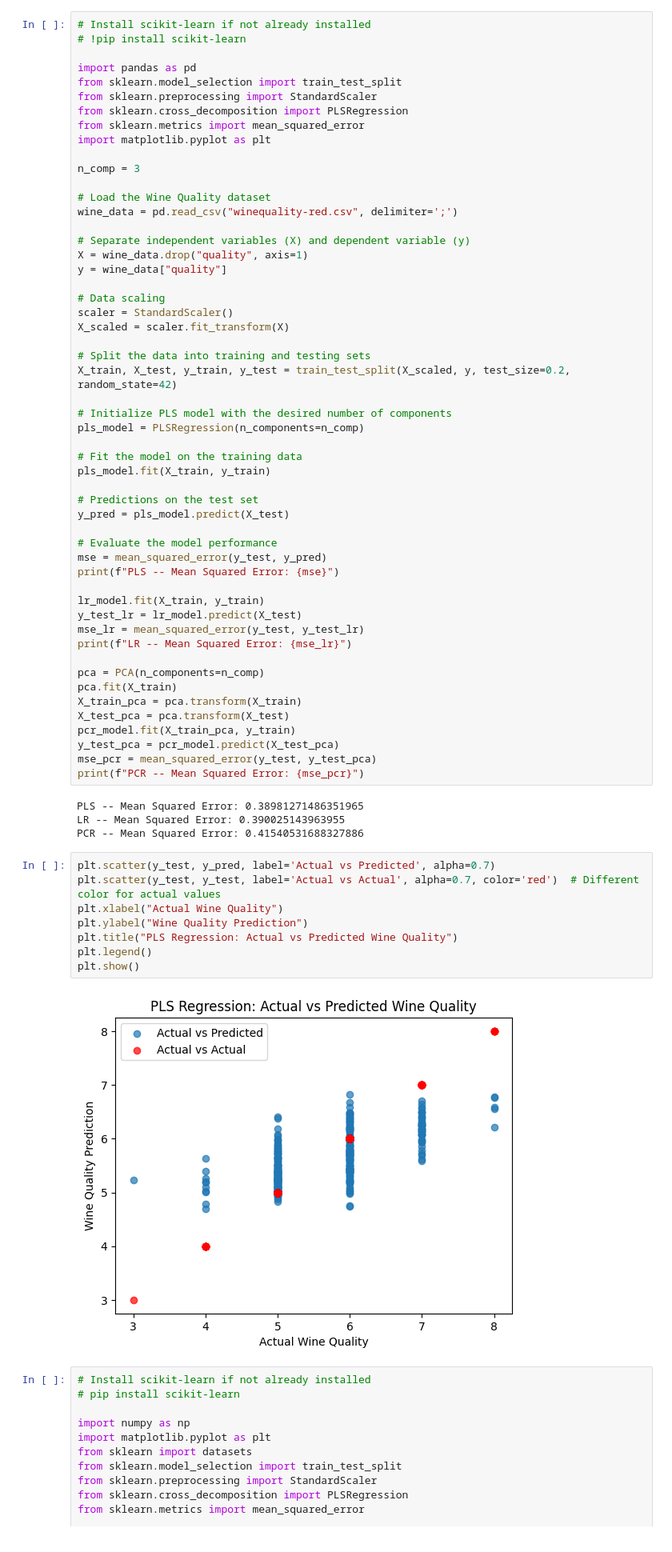
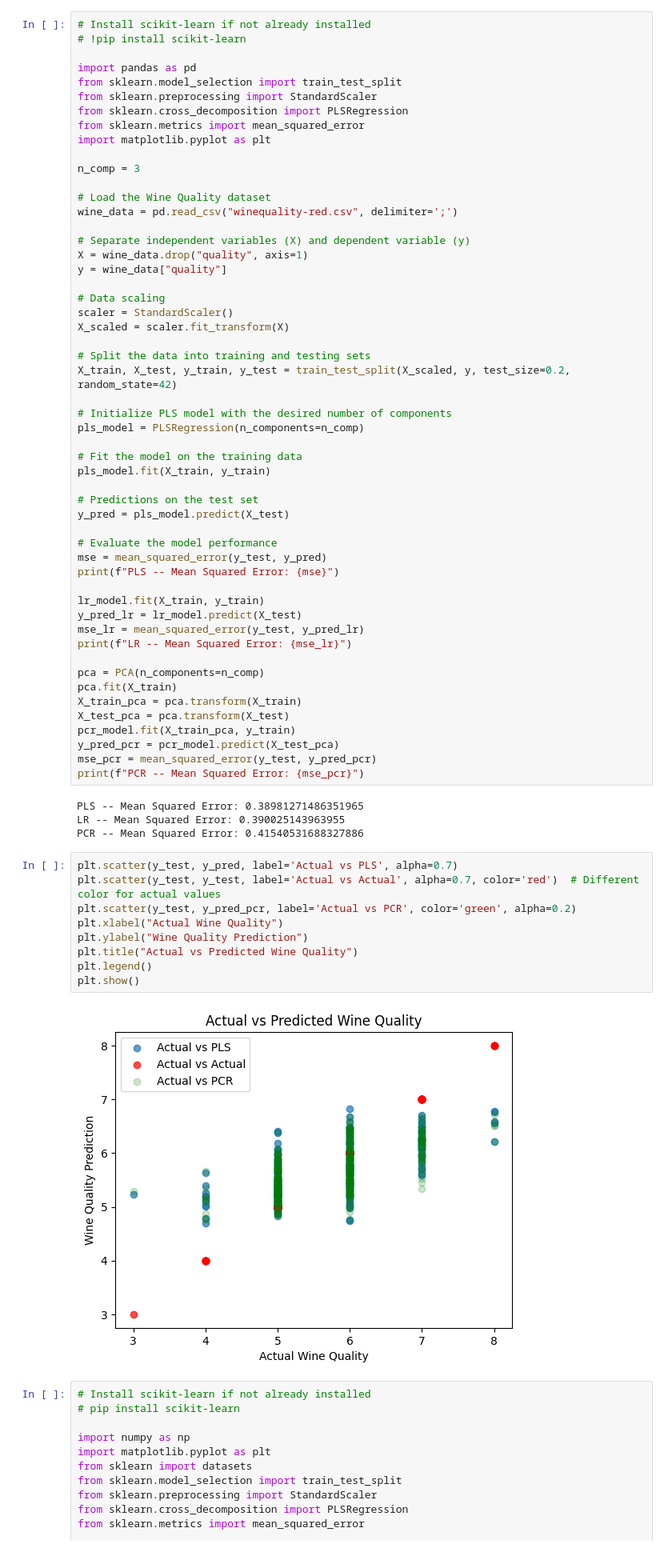
Before and after one commit to saigopinatheluri/GenAI, a Jupyter notebook: 2. Linear Regression/PLSRegression.ipynb, the cells around one changed output. Shown at 80% size. Drawn from its saved outputs; the diff is of its cells as text.

```diff
--- a/2. Linear Regression/PLSRegression.ipynb
+++ b/2. Linear Regression/PLSRegression.ipynb
@@ -154,8 +154,8 @@ mse = mean_squared_error(y_test, y_pred)
 print(f"PLS -- Mean Squared Error: {mse}")
 
 lr_model.fit(X_train, y_train)
-y_test_lr = lr_model.predict(X_test)
-mse_lr = mean_squared_error(y_test, y_test_lr)
+y_pred_lr = lr_model.predict(X_test)
+mse_lr = mean_squared_error(y_test, y_pred_lr)
 print(f"LR -- Mean Squared Error: {mse_lr}")
 
 pca = PCA(n_components=n_comp)
@@ -163,23 +163,24 @@ pca.fit(X_train)
 X_train_pca = pca.transform(X_train)
 X_test_pca = pca.transform(X_test)
 pcr_model.fit(X_train_pca, y_train)
-y_test_pca = pcr_model.predict(X_test_pca)
-mse_pcr = mean_squared_error(y_test, y_test_pca)
+y_pred_pcr = pcr_model.predict(X_test_pca)
+mse_pcr = mean_squared_error(y_test, y_pred_pcr)
 print(f"PCR -- Mean Squared Error: {mse_pcr}")
 # %% [output]
 PLS -- Mean Squared Error: 0.38981271486351965
 LR -- Mean Squared Error: 0.390025143963955
 PCR -- Mean Squared Error: 0.41540531688327886
 # %%
-plt.scatter(y_test, y_pred, label='Actual vs Predicted', alpha=0.7)
+plt.scatter(y_test, y_pred, label='Actual vs PLS', alpha=0.7)
 plt.scatter(y_test, y_test, label='Actual vs Actual', alpha=0.7, color='red')  # Different color for actual values
+plt.scatter(y_test, y_pred_pcr, label='Actual vs PCR', color='green', alpha=0.2)
 plt.xlabel("Actual Wine Quality")
 plt.ylabel("Wine Quality Prediction")
-plt.title("PLS Regression: Actual vs Predicted Wine Quality")
+plt.title("Actual vs Predicted Wine Quality")
 plt.legend()
 plt.show()
 # %% [output]
-[figure, old version]
+[figure, new version]
 # %%
 # Install scikit-learn if not already installed
 # pip install scikit-learn
```
Also changed, not shown: parts of 2 cells of this notebook, 1 other file.
